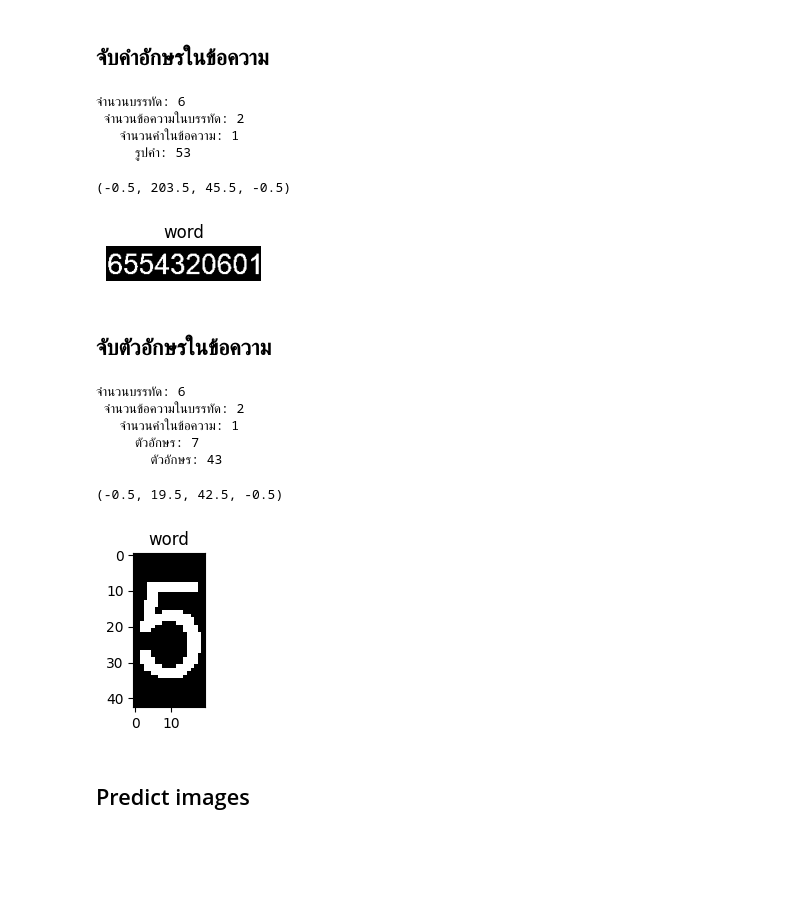
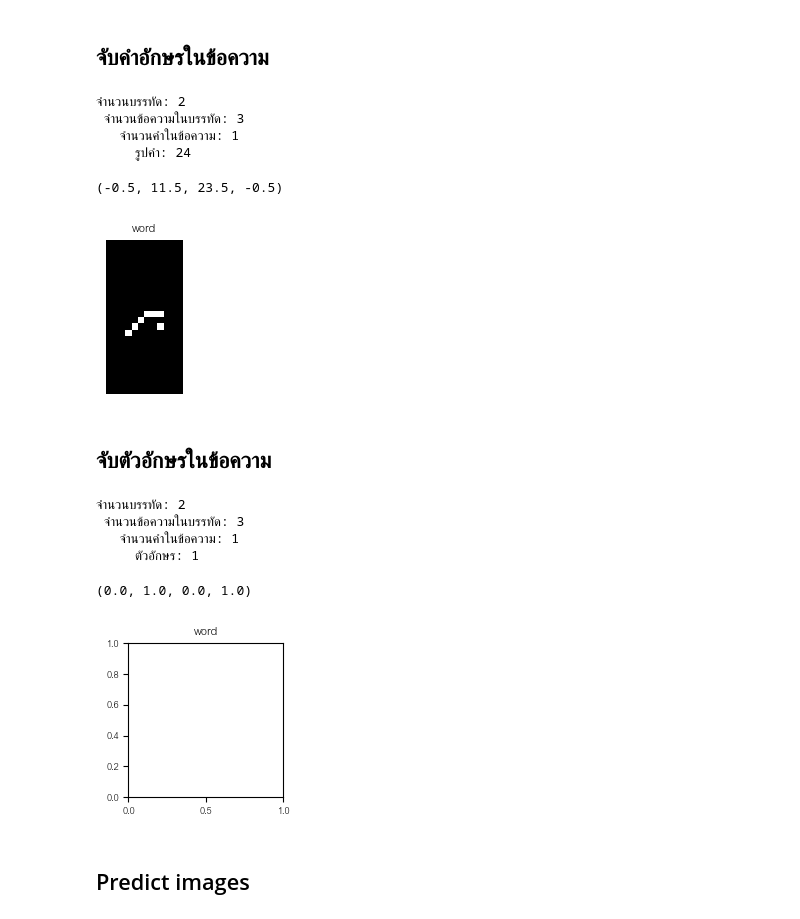
Before and after one commit to kunimpan/ocr-engine-python, a Jupyter notebook: scripts/ocr_transcripts_V2.ipynb, the cells around one changed output. Saved outputs shown, nothing was run; the diff lists cells and outputs as text; code cells hidden in the pictures; blank space fills up the shorter version.

```diff
--- a/scripts/ocr_transcripts_V2.ipynb
+++ b/scripts/ocr_transcripts_V2.ipynb
@@ -13,7 +13,8 @@ output_folder.mkdir(exist_ok=True)
 # โหลดภาพ
 #image = cv2.imread("../data/test_images/transcript/Transcript.jpg")
 #image = cv2.imread("../data/test_images/transcript/Transcript2.jpg")
-image = cv2.imread("../data/test_images/word_images/word_9.jpg")
+image = cv2.imread("../data/test_images/transcript/pun_20240817_0001.jpg")
+#image = cv2.imread("../data/test_images/word_images/word_18.jpg")
 if image is None:
     raise FileNotFoundError("ไม่พบไฟล์ภาพ กรุณาตรวจสอบเส้นทางของไฟล์")
 
@@ -75,7 +76,7 @@ for start, end in lines:
 for idx, line_img in enumerate(line_images):
     file_path = output_folder / f"line_{idx + 1}.png"
     cv2.imwrite(str(file_path), line_img)
-    plt.figure()
+    plt.figure(figsize=(10,10))
     plt.imshow(line_img, cmap="gray")
     plt.title(f"Line {idx + 1}")
     plt.show()
@@ -184,39 +166,39 @@ def divide_word_in_text(text_img, histogram_word):
 
 
 line_text_word_images = []
 line_text_word_dummy = []
 for idx_line, line_text in enumerate(line_text_groups_images):
     #print("บรรทัดที่:", idx_line+1)
     word_in_text_group = []
     word_in_text_group_dummy = []
     for idx_text, text_img in enumerate(line_text):
         #print("   ข้อวามที่:", idx_text+1)
         histogram_word = histogram_projection(text_img, 8)
         word_img, word_dummy = divide_word_in_text(text_img, histogram_word)
         #print(len(word_img))
 
         word_in_text_group.append(word_img)
         word_in_text_group_dummy.append(word_dummy)
     line_text_word_images.append(word_in_text_group)
     line_text_word_dummy.append(word_in_text_group_dummy)
 
 
 # การแบ่งมิติใน arry
 print("จำนวนบรรทัด:", len(line_text_word_images))
 print(" จำนวนข้อความในบรรทัด:", len(line_text_word_images[0]))
 print("   จำนวนคำในข้อความ:", len(line_text_word_images[0][0]))
 print("     รูปคำ:", len(line_text_word_images[0][0][0]))
 plt.figure(figsize=(2,2))
-plt.imshow(line_text_word_images[5][0][0], cmap="gray")
+plt.imshow(line_text_word_images[0][0][0], cmap="gray")
 plt.title("word")
 plt.axis("off")
 # %% [output]
-จำนวนบรรทัด: 6
- จำนวนข้อความในบรรทัด: 2
+จำนวนบรรทัด: 2
+ จำนวนข้อความในบรรทัด: 3
    จำนวนคำในข้อความ: 1
-     รูปคำ: 53
+     รูปคำ: 24
-(-0.5, 203.5, 45.5, -0.5)
+(-0.5, 11.5, 23.5, -0.5)
-[figure, old version]
+[figure, new version]
 # %% [markdown]
 ## จับตัวอักษรในข้อความ
 # %%
@@ -242,14 +224,14 @@ def segment_image_horizontal_V2(histogram, image):
     return char_img
 
 def dilation_image(binary_image):
-    kernel = cv2.getStructuringElement(cv2.MORPH_RECT, (3, 3))
-    dilated_image = cv2.dilate(binary_image, kernel, iterations=2)
+    kernel = cv2.getStructuringElement(cv2.MORPH_RECT, (2, 2))
+    dilated_image = cv2.dilate(binary_image, kernel, iterations=1)
     return dilated_image
 
 def histogram_projection_char(images, distance):
     # คำนวณ Histogram Projection
     horizontal_projection = np.sum(images, axis=0)  # รวมพิกเซลในแนวนอน
-    threshold_value = 500  # เพิ่มค่าให้เหมาะกับความหนาของตัวอักษร
+    threshold_value = 0  # เพิ่มค่าให้เหมาะกับความหนาของตัวอักษร
     column_indices = np.where(horizontal_projection > threshold_value)[0]
 
     # แยกช่วงตำแหน่งแต่ละบรรทัด
@@ -288,8 +270,8 @@ def contour_image(char_image):
         x, y, w, h = cv2.boundingRect(contour)
 
         # เพิ่มขนาดกรอบ 10%
-        padding_x = int(w * 0.2)  # เพิ่ม 10% ของความกว้าง
-        padding_y = int(h * 0.2)  # เพิ่ม 10% ของความสูง
+        padding_x = int(w * 0.1)  # เพิ่ม 10% ของความกว้าง
+        padding_y = int(h * 0.1)  # เพิ่ม 10% ของความสูง
 
         # ปรับขอบเขตของกรอบ
         x = max(0, x - padding_x)
@@ -352,20 +334,19 @@ print("จำนวนบรรทัด:", len(line_text_word_char_images))
 print(" จำนวนข้อความในบรรทัด:", len(line_text_word_char_images[0]))
 print("   จำนวนคำในข้อความ:", len(line_text_word_char_images[0][0]))
 print("     ตัวอักษร:", len(line_text_word_char_images[0][0][0]))
-print("       ตัวอักษร:", len(line_text_word_char_images[0][0][0][0]))
+#print("       ตัวอักษร:", len(line_text_word_char_images[0][0][0][0]))
 
 plt.figure(figsize=(2,2))
-plt.imshow(line_text_word_char_images[5][0][0][2], cmap="gray")
+#plt.imshow(line_text_word_char_images[0][0][0][0], cmap="gray")
 plt.title("word")
 plt.axis("on")
 # %% [output]
-จำนวนบรรทัด: 6
- จำนวนข้อความในบรรทัด: 2
+จำนวนบรรทัด: 2
+ จำนวนข้อความในบรรทัด: 3
    จำนวนคำในข้อความ: 1
-     ตัวอักษร: 7
-       ตัวอักษร: 43
+     ตัวอักษร: 1
-(-0.5, 19.5, 42.5, -0.5)
+(0.0, 1.0, 0.0, 1.0)
-[figure, old version]
+[figure, new version]
 # %% [markdown]
 ## Predict images
 # %%
```
Also changed, not shown: parts of 6 cells of this notebook, 36 other files.
